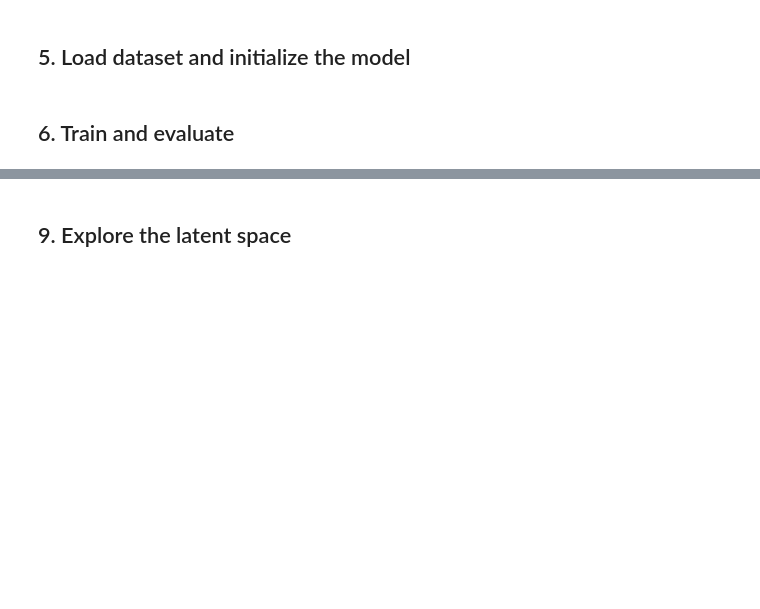
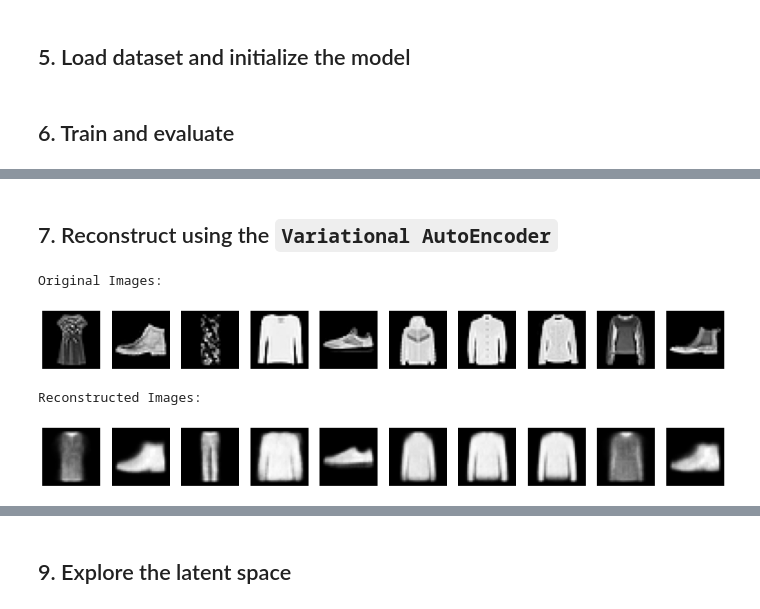
Before and after one commit to terrence-ou/Generative-Deep-Learning-2nd-Edition-PyTorch-JAX, a Jupyter notebook: JAX_FLAX/chapter_03_vae/vae_fashion.ipynb, the cells around one changed output, grey strips where cells are left out. Cells and saved outputs as stored; diff of their text form; code cells hidden in the pictures; blank space fills up the shorter version.

```diff
--- a/JAX_FLAX/chapter_03_vae/vae_fashion.ipynb
+++ b/JAX_FLAX/chapter_03_vae/vae_fashion.ipynb
@@ -267,0 +268,13 @@ Epoch 10:
+# %% [markdown]
+## 7. Reconstruct using the `Variational AutoEncoder`
+# %%
+def plot_imgs(imgs, cmap='gray'):
+    plt.figure(figsize=(20, 3))
+    num_img = imgs.shape[0]
+
+    for i in range(num_img):
+        plt.subplot(1, num_img, i + 1)
+        plt.axis('off')
+        plt.imshow(imgs[i], cmap=cmap)
+
+    plt.show()
@@ -268 +300,17 @@ Epoch 10:
+# %%
+# randomly sample 10 images from the original set and reconstructed set
+img_choices = np.random.choice(num_samples, size=10)
+original_imgs = batch_samples['image'][img_choices]
+recons_imgs = nn.sigmoid(reconstructions[img_choices])
+
+print('Original Images:')
+plot_imgs(original_imgs)
+
+print('Reconstructed Images:')
+plot_imgs(recons_imgs)
+# %% [output]
+Original Images:
+[figure, added]
+Reconstructed Images:
+[figure, added]
 # %% [markdown]
```
Also changed, not shown: parts of 9 cells of this notebook.
